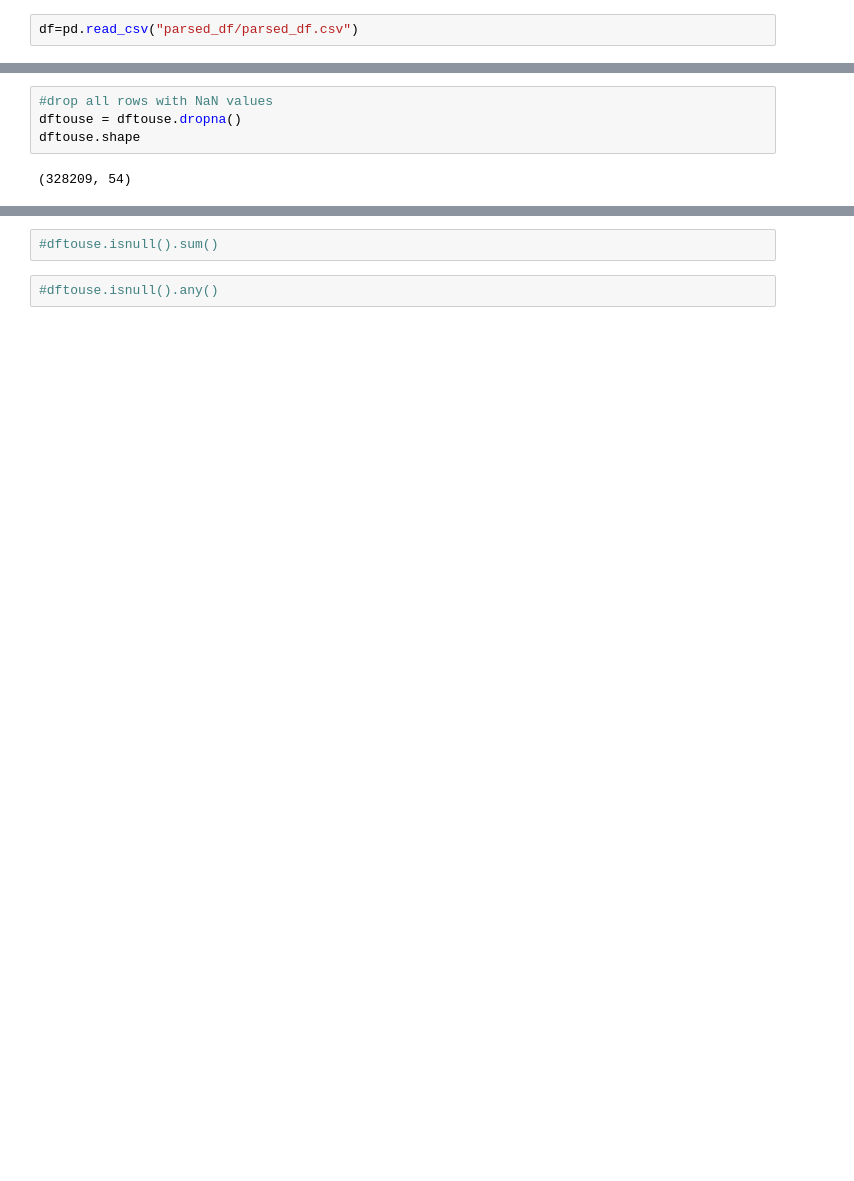
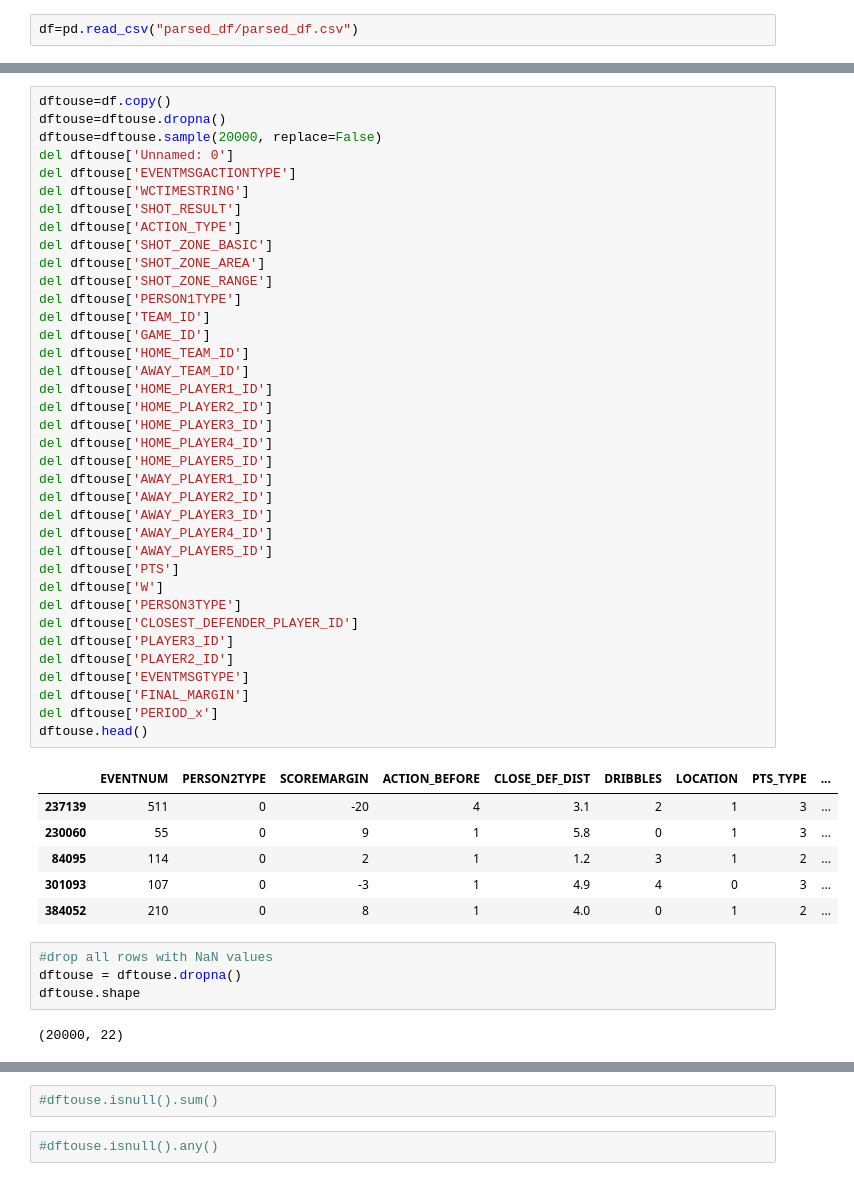
Before and after one commit to hwchase17/sportvu, a Jupyter notebook: SVM.ipynb, the cells around one changed output, grey strips where cells are left out. Saved outputs shown, nothing was run; the diff lists cells and outputs as text; blank space fills up the shorter version.

```diff
--- a/SVM.ipynb
+++ b/SVM.ipynb
@@ -25,6 +25,50 @@ dftouse.head()
+# %%
+dftouse=df.copy()
+dftouse=dftouse.dropna()
+dftouse=dftouse.sample(20000, replace=False)
+del dftouse['Unnamed: 0']
+del dftouse['EVENTMSGACTIONTYPE']
+del dftouse['WCTIMESTRING']
+del dftouse['SHOT_RESULT']
+del dftouse['ACTION_TYPE']
+del dftouse['SHOT_ZONE_BASIC']
+del dftouse['SHOT_ZONE_AREA']
+del dftouse['SHOT_ZONE_RANGE']
+del dftouse['PERSON1TYPE']
+del dftouse['TEAM_ID']
+del dftouse['GAME_ID']
+del dftouse['HOME_TEAM_ID']
+del dftouse['AWAY_TEAM_ID']
+del dftouse['HOME_PLAYER1_ID']
+del dftouse['HOME_PLAYER2_ID']
+del dftouse['HOME_PLAYER3_ID']
+del dftouse['HOME_PLAYER4_ID']
+del dftouse['HOME_PLAYER5_ID']
+del dftouse['AWAY_PLAYER1_ID']
+del dftouse['AWAY_PLAYER2_ID']
+del dftouse['AWAY_PLAYER3_ID']
+del dftouse['AWAY_PLAYER4_ID']
+del dftouse['AWAY_PLAYER5_ID']
+del dftouse['PTS']
+del dftouse['W']
+del dftouse['PERSON3TYPE']
+del dftouse['CLOSEST_DEFENDER_PLAYER_ID']
+del dftouse['PLAYER3_ID']
+del dftouse['PLAYER2_ID']
+del dftouse['EVENTMSGTYPE']
+del dftouse['FINAL_MARGIN']
+del dftouse['PERIOD_x']
+dftouse.head()
+# %% [output]
+|  | EVENTNUM | PERSON2TYPE | SCOREMARGIN | ACTION_BEFORE | CLOSE_DEF_DIST | DRIBBLES | LOCATION | PTS_TYPE | ... |
+| 237139 | 511 | 0 | -20 | 4 | 3.1 | 2 | 1 | 3 | ... |
+| 230060 | 55 | 0 | 9 | 1 | 5.8 | 0 | 1 | 3 | ... |
+| 84095 | 114 | 0 | 2 | 1 | 1.2 | 3 | 1 | 2 | ... |
+| 301093 | 107 | 0 | -3 | 1 | 4.9 | 4 | 0 | 3 | ... |
+| 384052 | 210 | 0 | 8 | 1 | 4.0 | 0 | 1 | 2 | ... |
 # %%
 #drop all rows with NaN values
 dftouse = dftouse.dropna()
 dftouse.shape
 # %% [output]
-(328209, 54)
+(20000, 22)
```
Also changed, not shown: parts of 17 cells of this notebook.
